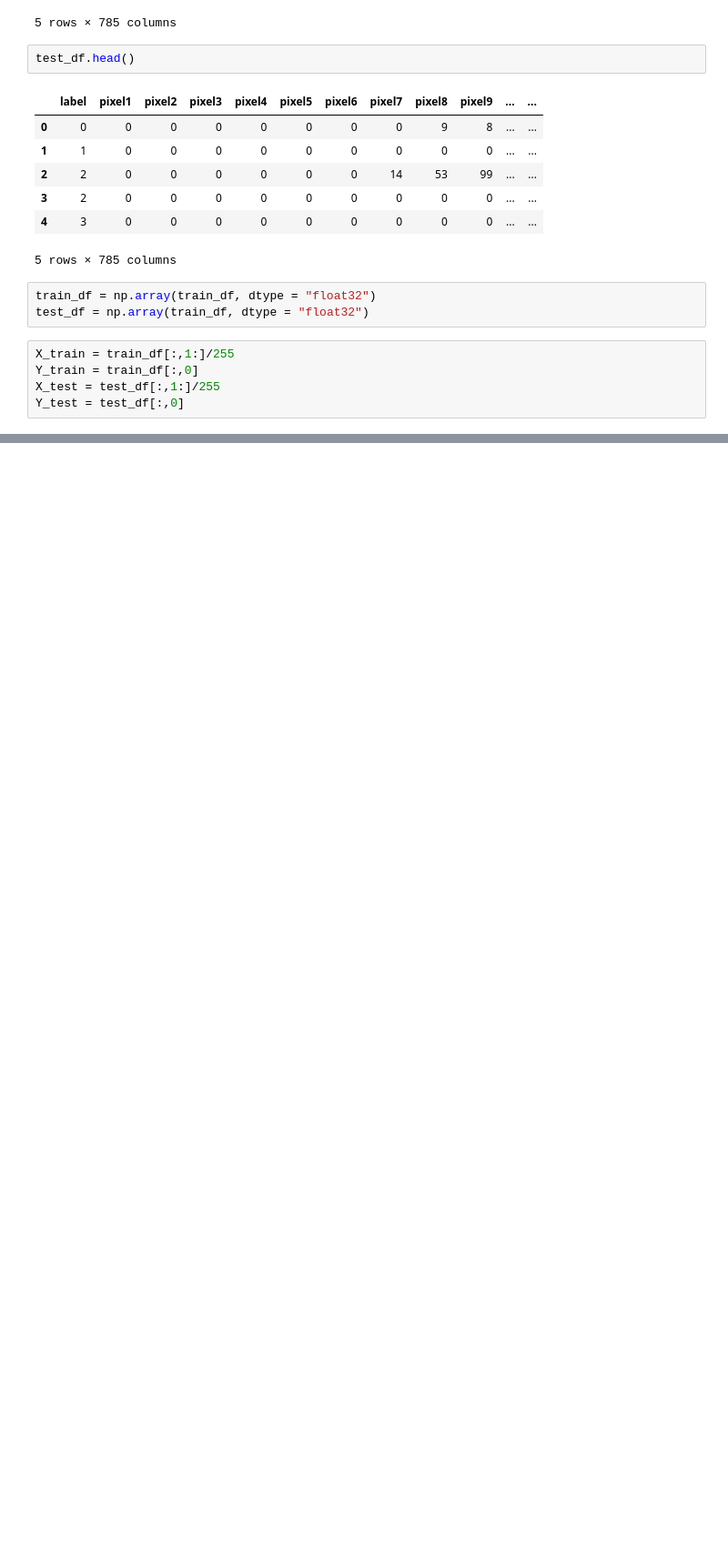
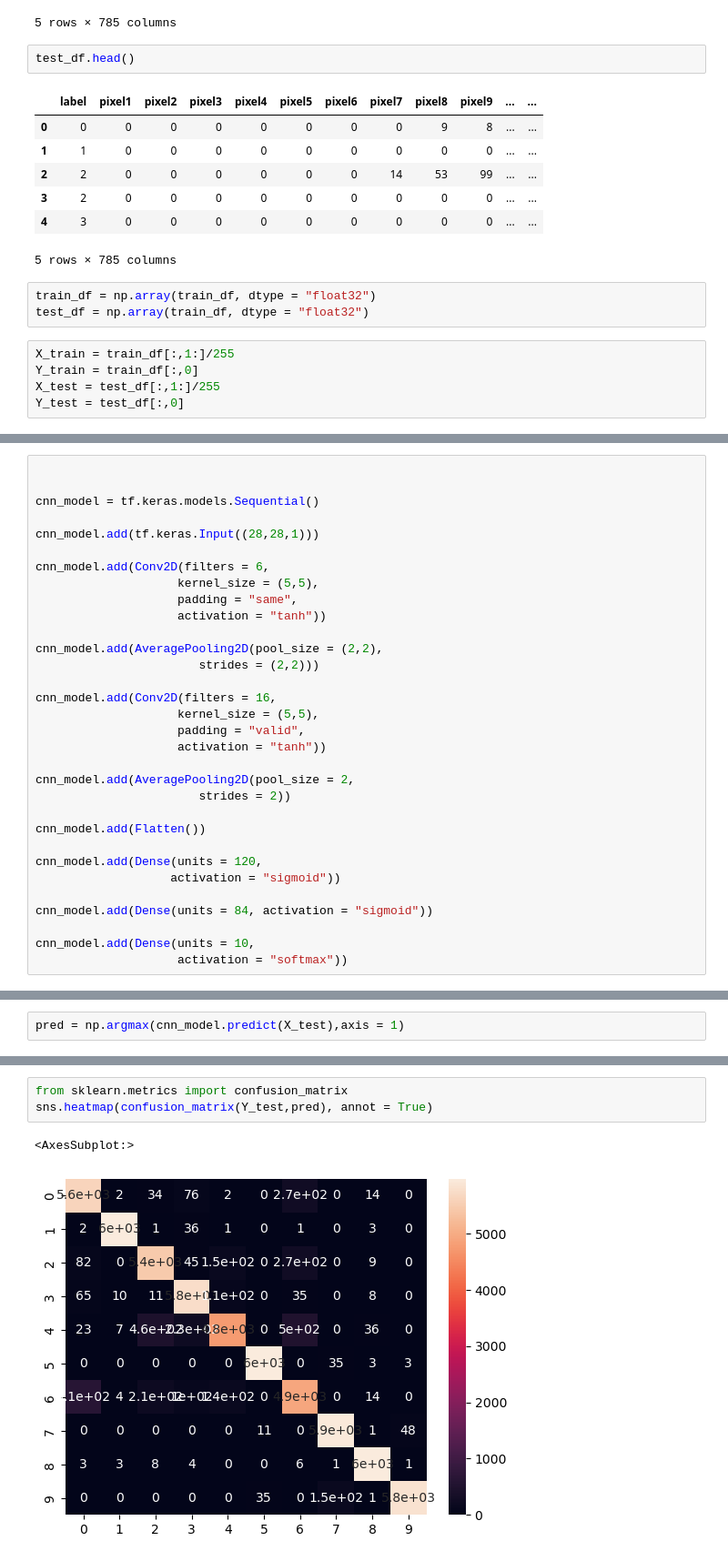
Before and after one commit to NikitaMalik2303/Fashion_MNIST, a Jupyter notebook: Notebook.ipynb, the cells around one changed output, grey strips where cells are left out. Shown at 91% size. Cells and saved outputs as stored; diff of their text form; blank space fills up the shorter version.

```diff
--- a/Notebook.ipynb
+++ b/Notebook.ipynb
@@ -140,0 +93,32 @@ SyntaxError: invalid syntax (2402306286.py, line 19)
+# %%
+
+
+cnn_model = tf.keras.models.Sequential()
+
+cnn_model.add(tf.keras.Input((28,28,1)))
+
+cnn_model.add(Conv2D(filters = 6,
+                    kernel_size = (5,5),
+                    padding = "same",
+                    activation = "tanh"))
+
+cnn_model.add(AveragePooling2D(pool_size = (2,2),
+                       strides = (2,2)))
+
+cnn_model.add(Conv2D(filters = 16,
+                    kernel_size = (5,5),
+                    padding = "valid",
+                    activation = "tanh"))
+
+cnn_model.add(AveragePooling2D(pool_size = 2,
+                       strides = 2))
+
+cnn_model.add(Flatten())
+
+cnn_model.add(Dense(units = 120,
+                   activation = "sigmoid"))
+
+cnn_model.add(Dense(units = 84, activation = "sigmoid"))
+
+cnn_model.add(Dense(units = 10,
+                    activation = "softmax"))
@@ -140,0 +199,2 @@ SyntaxError: invalid syntax (2402306286.py, line 19)
+# %%
+pred = np.argmax(cnn_model.predict(X_test),axis = 1)
@@ -140,0 +223,6 @@ SyntaxError: invalid syntax (2402306286.py, line 19)
+# %%
+from sklearn.metrics import confusion_matrix
+sns.heatmap(confusion_matrix(Y_test,pred), annot = True)
+# %% [output]
+<AxesSubplot:>
+[figure, added]
```
Also changed, not shown: parts of 17 cells of this notebook.
